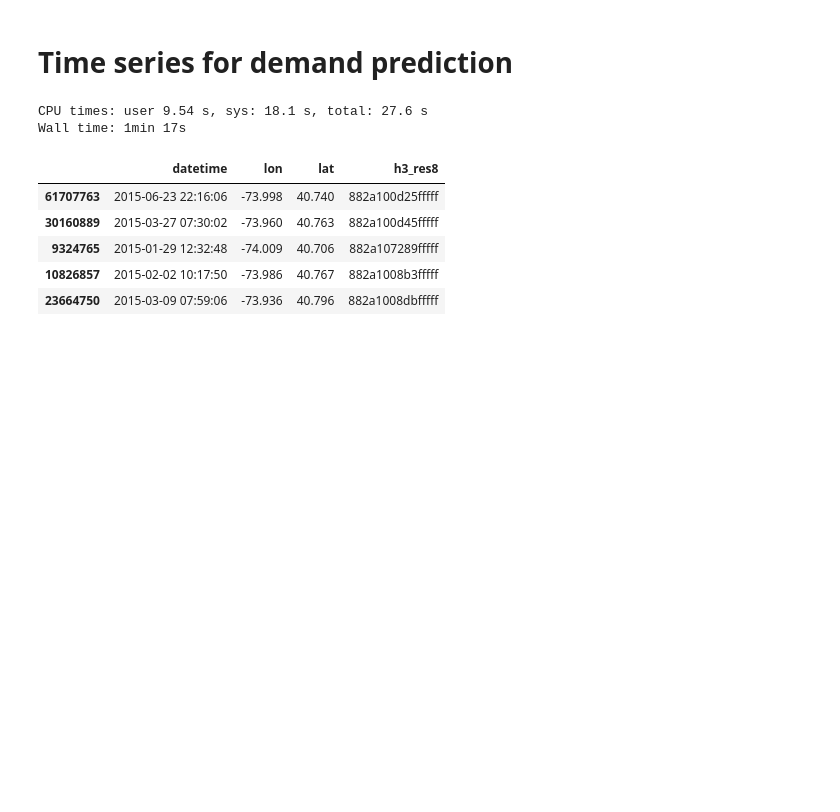
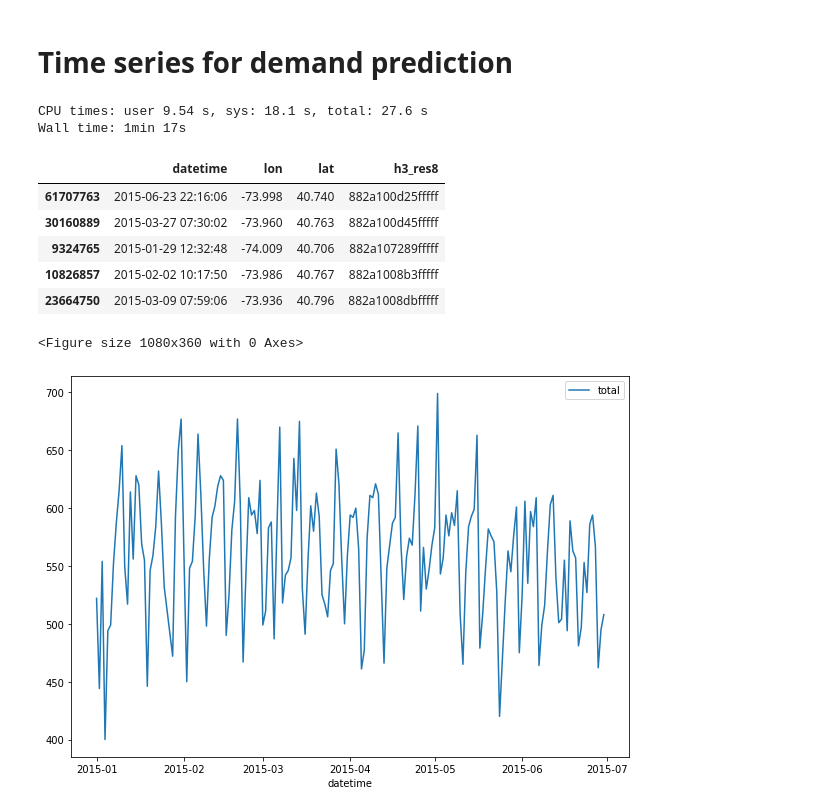
Before and after one commit to sash-ko/ai-transportation, a Jupyter notebook: demand-prediction/3-time-series.ipynb, the cells around one changed output. Saved outputs shown, nothing was run; the diff lists cells and outputs as text; code cells hidden in the pictures; blank space fills up the shorter version.

Commit message:
Add date_counts function

```diff
--- a/demand-prediction/3-time-series.ipynb
+++ b/demand-prediction/3-time-series.ipynb
@@ -36,3 +36,12 @@ Wall time: 1min 17s
 | 9324765 | 2015-01-29 12:32:48 | -74.009 | 40.706 | 882a107289fffff |
 | 10826857 | 2015-02-02 10:17:50 | -73.986 | 40.767 | 882a1008b3fffff |
 | 23664750 | 2015-03-09 07:59:06 | -73.936 | 40.796 | 882a1008dbfffff |
+# %%
+from tools import date_counts
+
+plt.figure(figsize=(15, 5))
+
+date_counts(data, date_index=True).plot();
+# %% [output]
+<Figure size 1080x360 with 0 Axes>
+[figure, added]
```
Also changed, not shown: parts of 1 cell of this notebook, 1 other file.
